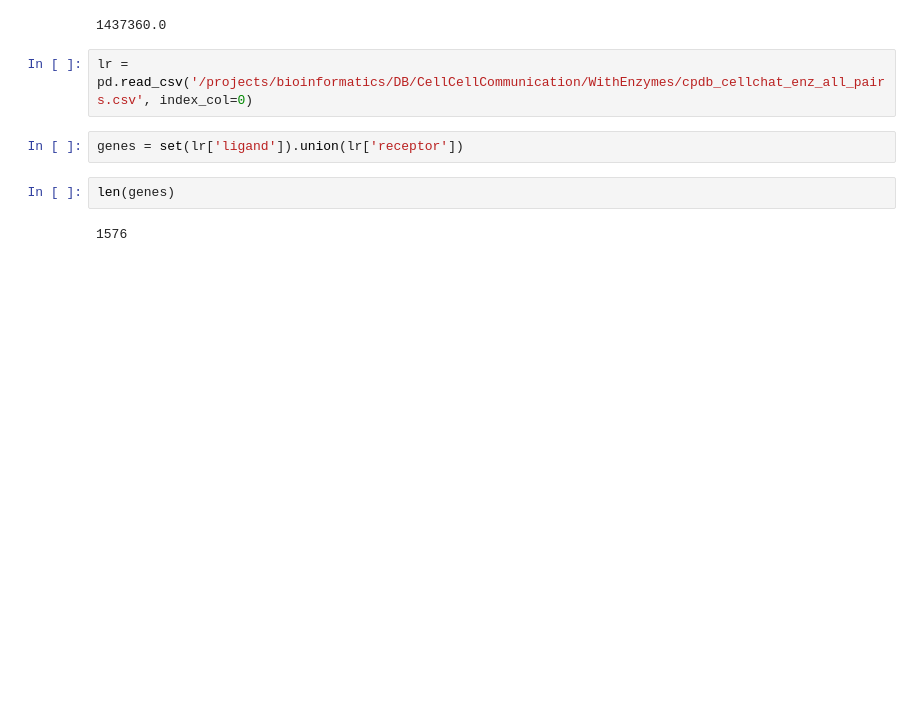
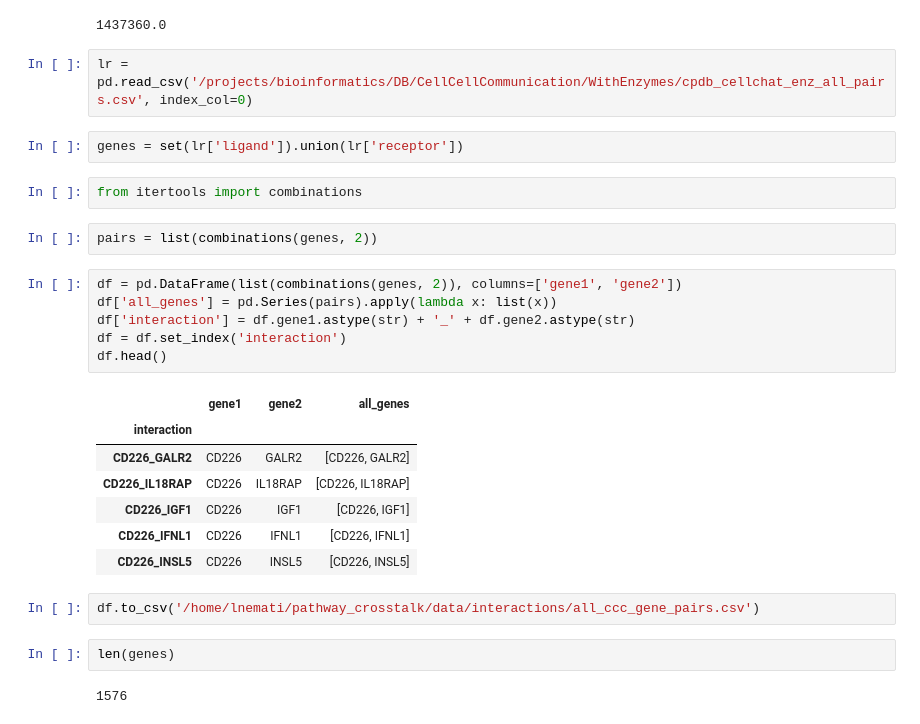
Before and after one commit to lorenzoamir/cci_circuits_paper_2025, a Jupyter notebook: code/notebook.ipynb, the cells around one changed output. Saved outputs shown, nothing was run; the diff lists cells and outputs as text; blank space fills up the shorter version.

Commit message:
move to pairs of ccc genes

```diff
--- a/code/notebook.ipynb
+++ b/code/notebook.ipynb
@@ -62,6 +62,26 @@ len(complexes) * (len(complexes) -1) / 2
 lr = pd.read_csv('/projects/bioinformatics/DB/CellCellCommunication/WithEnzymes/cpdb_cellchat_enz_all_pairs.csv', index_col=0)
 # %%
 genes = set(lr['ligand']).union(lr['receptor'])
+# %%
+from itertools import combinations
+# %%
+pairs = list(combinations(genes, 2))
+# %%
+df = pd.DataFrame(list(combinations(genes, 2)), columns=['gene1', 'gene2'])
+df['all_genes'] = pd.Series(pairs).apply(lambda x: list(x))
+df['interaction'] = df.gene1.astype(str) + '_' + df.gene2.astype(str)
+df = df.set_index('interaction')
+df.head()
+# %% [output]
+|  | gene1 | gene2 | all_genes |
+| interaction |  |  |  |
+| CD226_GALR2 | CD226 | GALR2 | [CD226, GALR2] |
+| CD226_IL18RAP | CD226 | IL18RAP | [CD226, IL18RAP] |
+| CD226_IGF1 | CD226 | IGF1 | [CD226, IGF1] |
+| CD226_IFNL1 | CD226 | IFNL1 | [CD226, IFNL1] |
+| CD226_INSL5 | CD226 | INSL5 | [CD226, INSL5] |
+# %%
+df.to_csv('/home/lnemati/pathway_crosstalk/data/interactions/all_ccc_gene_pairs.csv')
 # %%
 len(genes)
 # %% [output]
```
Also changed, not shown: 2 other files.
